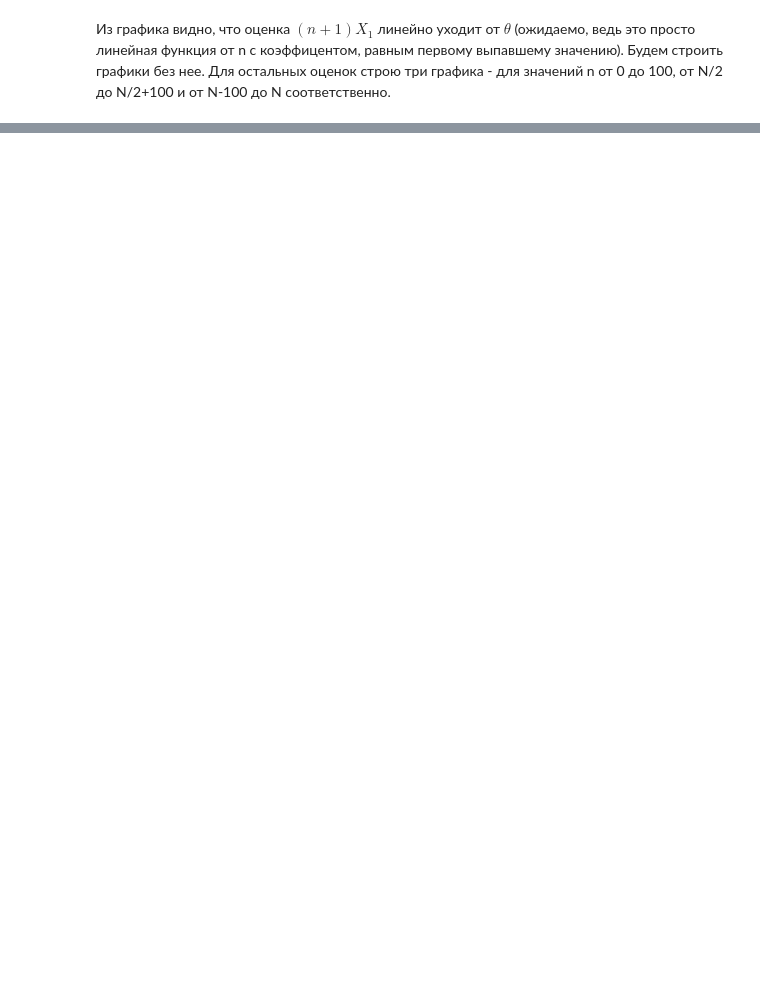
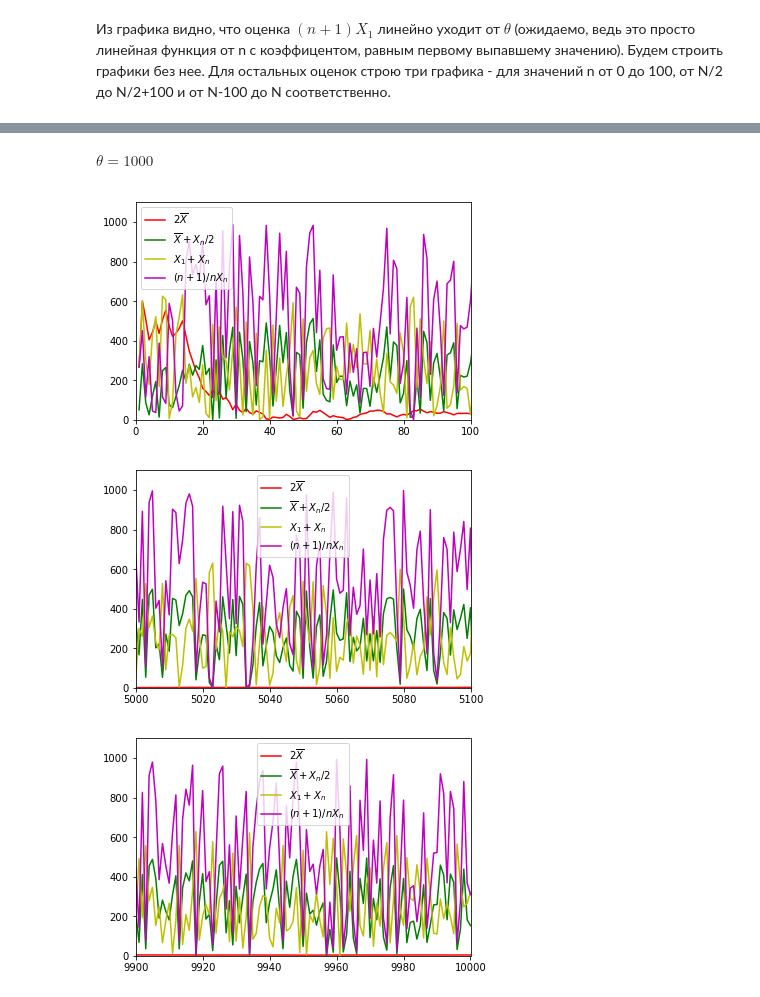
Before and after one commit to KaloshinPE/matstatistics, a Jupyter notebook: task1/task1 report.ipynb, the cells around one changed output, grey strips where cells are left out. Saved outputs shown, nothing was run; the diff lists cells and outputs as text; code cells hidden in the pictures; blank space fills up the shorter version.

```diff
--- a/task1/task1 report.ipynb
+++ b/task1/task1 report.ipynb
@@ -71,0 +109,8 @@ plot_rows([N - 100, N, 0.0, 1.1*theta])
+# %% [markdown]
+$\theta = 1000$
+# %%
+deal_with_theta(1000, 1.1)
+# %% [output]
+[figure, added]
+[figure, added]
+[figure, added]
```
Also changed, not shown: parts of 11 cells of this notebook.
